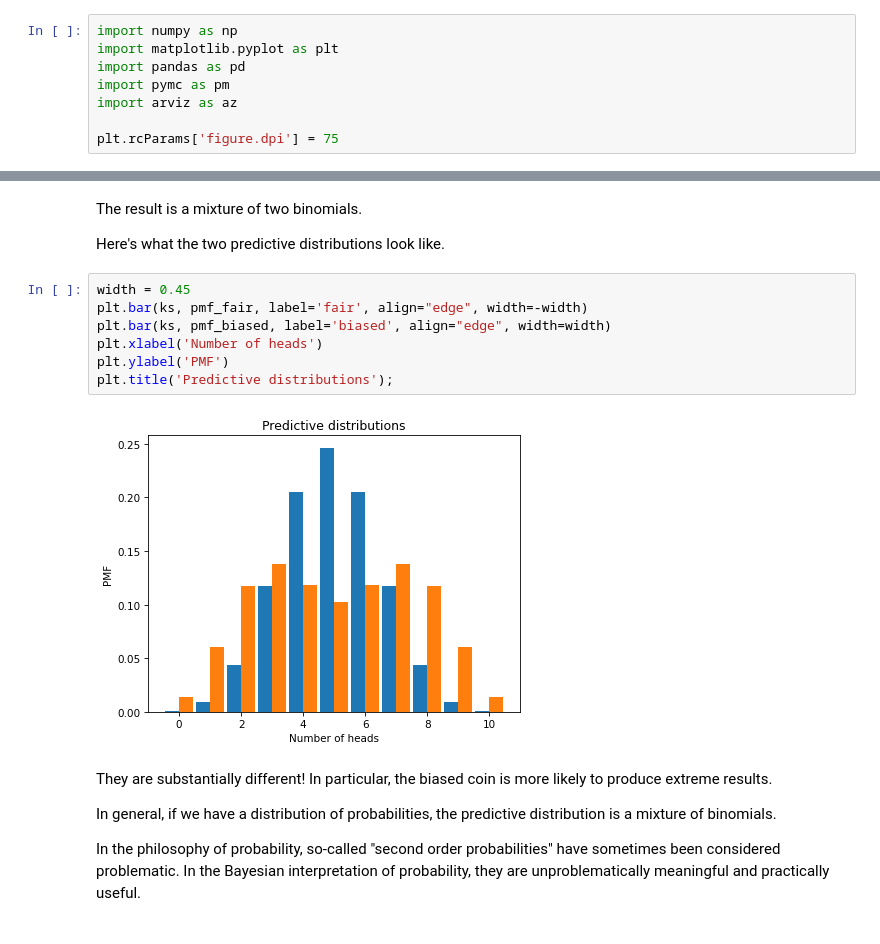
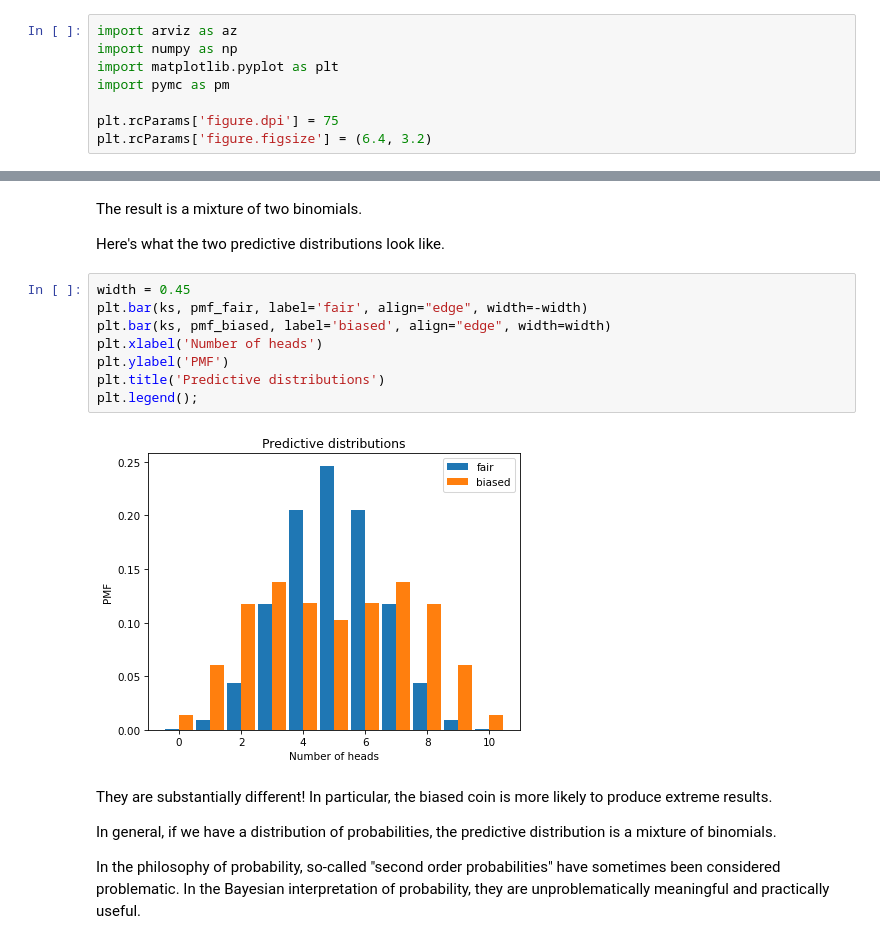
Before and after one commit to pymc-labs/ai_decision_workshop, a Jupyter notebook: soln/03_hierarchical.ipynb, the cells around one changed output, grey strips where cells are left out. Saved outputs shown, nothing was run; the diff lists cells and outputs as text.

```diff
--- a/soln/03_hierarchical.ipynb
+++ b/soln/03_hierarchical.ipynb
@@ -1,13 +1,13 @@
 # %% [markdown]
 # Hierarchical Models
 # %%
+import arviz as az
 import numpy as np
 import matplotlib.pyplot as plt
-import pandas as pd
 import pymc as pm
-import arviz as az
 
 plt.rcParams['figure.dpi'] = 75
+plt.rcParams['figure.figsize'] = (6.4, 3.2)
 # %%
 def plot_prior(trace, **options):
     return pm.plot_posterior(trace, group='prior', **options);
@@ -272,12 +266,13 @@ Here's what the two predictive distributions look like.
 # %%
 width = 0.45
 plt.bar(ks, pmf_fair, label='fair', align="edge", width=-width)
 plt.bar(ks, pmf_biased, label='biased', align="edge", width=width)
 plt.xlabel('Number of heads')
 plt.ylabel('PMF')
-plt.title('Predictive distributions');
+plt.title('Predictive distributions')
+plt.legend();
 # %% [output]
-[figure, old version]
+[figure, new version]
 # %% [markdown]
 They are substantially different! In particular, the biased coin is more likely to produce extreme results.
 
```
Also changed, not shown: parts of 3 cells of this notebook, 2 other files.
